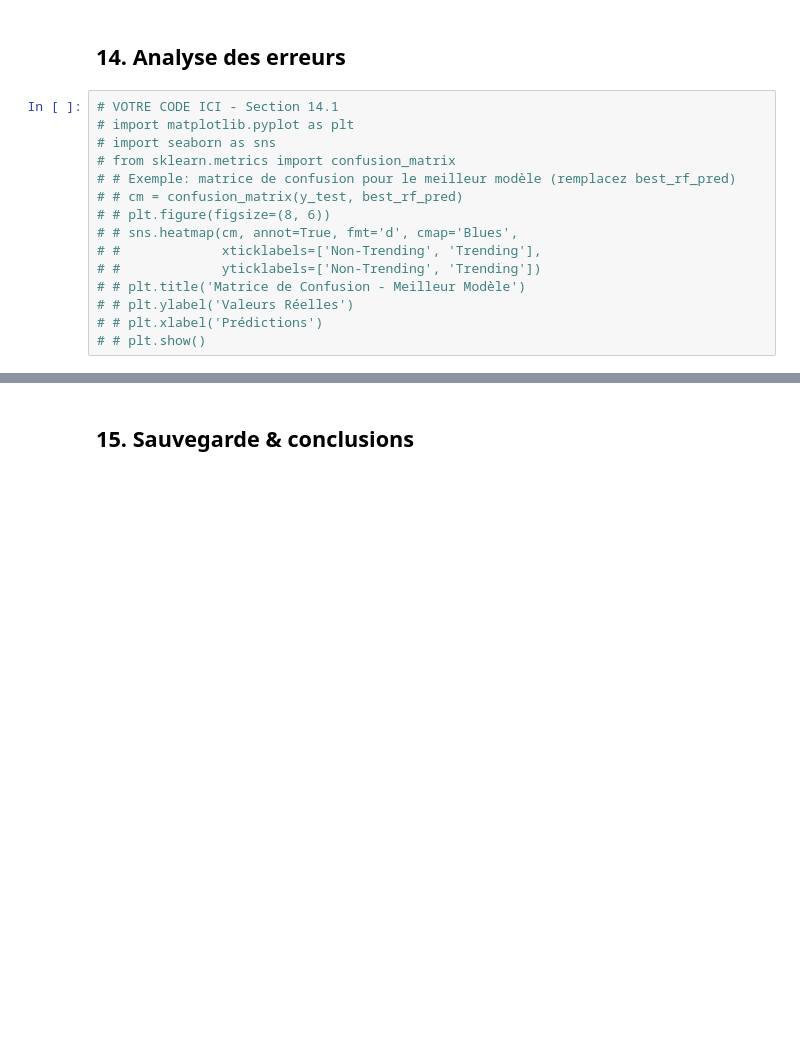
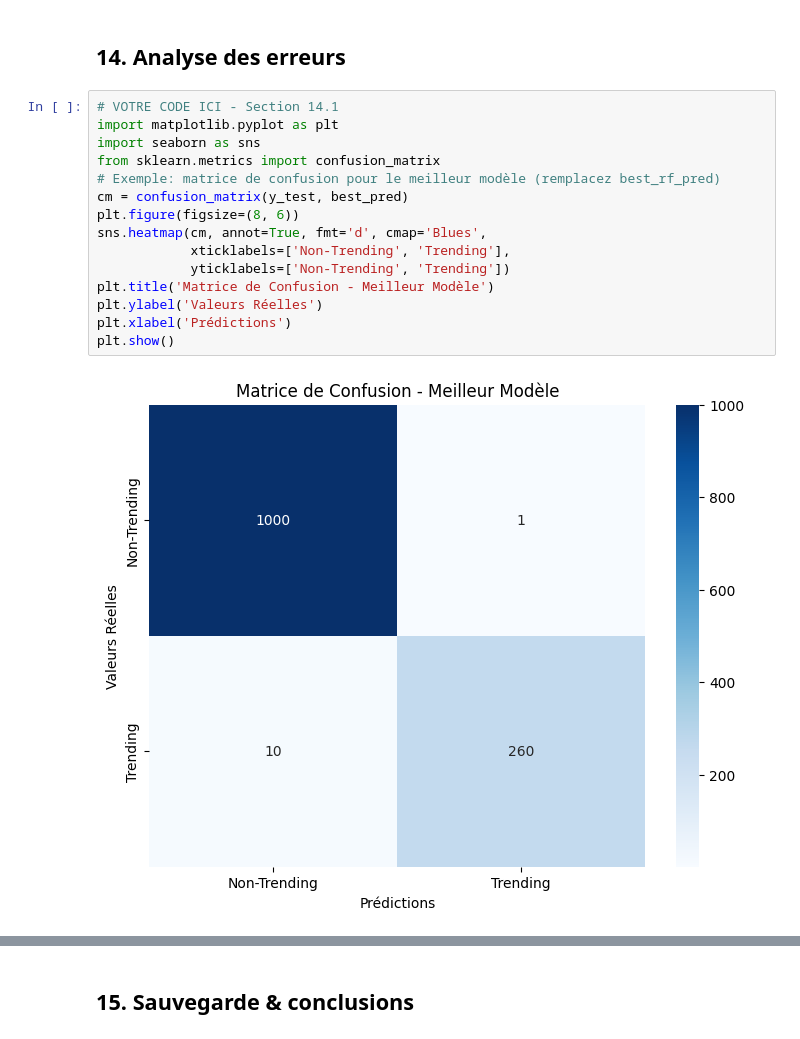
Before and after one commit to samyachd/youtube_ML, a Jupyter notebook: Project_ML_youtube_trending.ipynb, the cells around one changed output, grey strips where cells are left out. Drawn from its saved outputs; the diff is of its cells as text; blank space fills up the shorter version.

```diff
--- a/Project_ML_youtube_trending.ipynb
+++ b/Project_ML_youtube_trending.ipynb
@@ -354,18 +508,20 @@ None
 ## 14. Analyse des erreurs
 # %%
 # VOTRE CODE ICI - Section 14.1
-# import matplotlib.pyplot as plt
-# import seaborn as sns
-# from sklearn.metrics import confusion_matrix
-# # Exemple: matrice de confusion pour le meilleur modèle (remplacez best_rf_pred)
-# # cm = confusion_matrix(y_test, best_rf_pred)
-# # plt.figure(figsize=(8, 6))
-# # sns.heatmap(cm, annot=True, fmt='d', cmap='Blues',
-# #             xticklabels=['Non-Trending', 'Trending'],
-# #             yticklabels=['Non-Trending', 'Trending'])
-# # plt.title('Matrice de Confusion - Meilleur Modèle')
-# # plt.ylabel('Valeurs Réelles')
-# # plt.xlabel('Prédictions')
-# # plt.show()
+import matplotlib.pyplot as plt
+import seaborn as sns
+from sklearn.metrics import confusion_matrix
+# Exemple: matrice de confusion pour le meilleur modèle (remplacez best_rf_pred)
+cm = confusion_matrix(y_test, best_pred)
+plt.figure(figsize=(8, 6))
+sns.heatmap(cm, annot=True, fmt='d', cmap='Blues',
+            xticklabels=['Non-Trending', 'Trending'],
+            yticklabels=['Non-Trending', 'Trending'])
+plt.title('Matrice de Confusion - Meilleur Modèle')
+plt.ylabel('Valeurs Réelles')
+plt.xlabel('Prédictions')
+plt.show()
+# %% [output]
+[figure, added]
 # %%
 # VOTRE CODE ICI - Section 14.2
```
Also changed, not shown: parts of 27 cells of this notebook, 4 other files.
